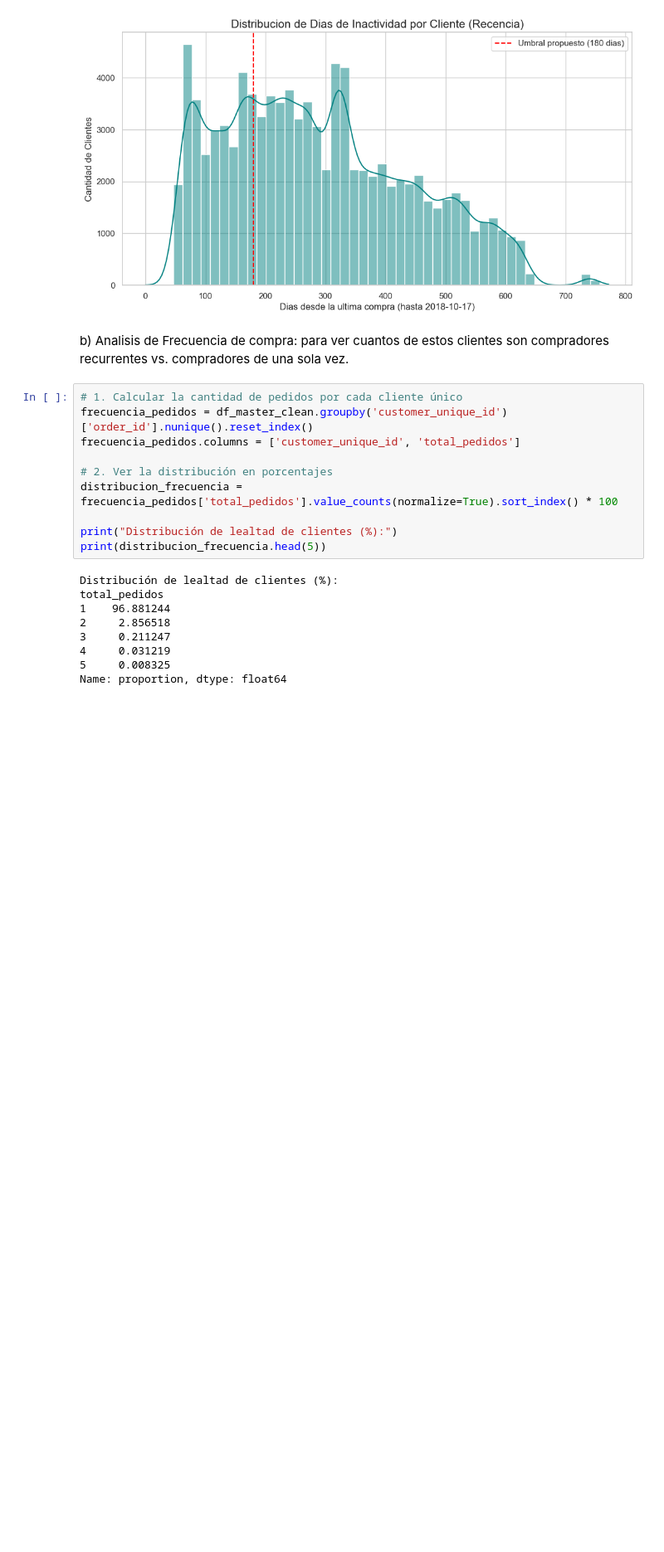
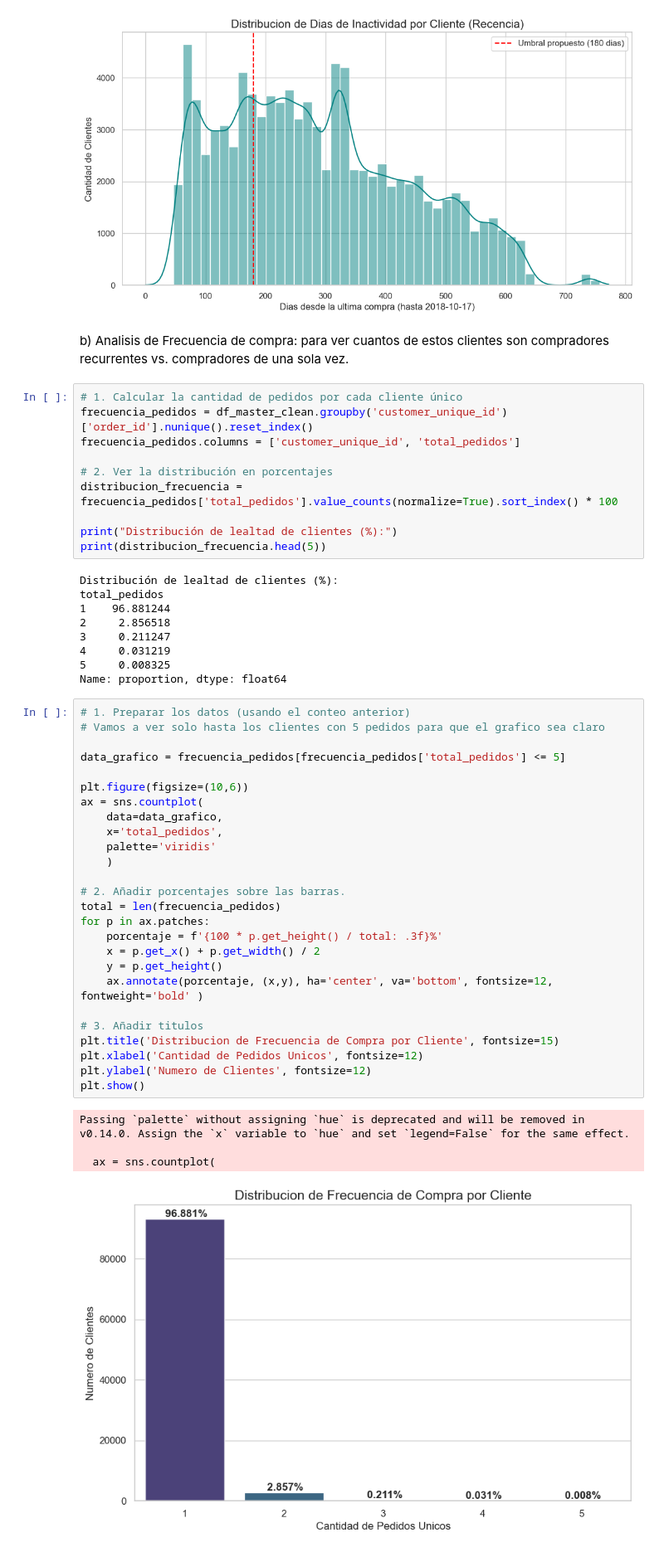
Before and after one commit to wilhayla/THE_HATCH_DATA_SCIENCE_OLIST_CHALLENGE, a Jupyter notebook: notbooks/02_feature_engineering.ipynb, the cells around one changed output. Shown at 83% size. Drawn from its saved outputs; the diff is of its cells as text; blank space fills up the shorter version.

```diff
--- a/notbooks/02_feature_engineering.ipynb
+++ b/notbooks/02_feature_engineering.ipynb
@@ -142,3 +142,34 @@ total_pedidos
 4     0.031219
 5     0.008325
 Name: proportion, dtype: float64
+# %%
+# 1. Preparar los datos (usando el conteo anterior)
+# Vamos a ver solo hasta los clientes con 5 pedidos para que el grafico sea claro
+
+data_grafico = frecuencia_pedidos[frecuencia_pedidos['total_pedidos'] <= 5]
+
+plt.figure(figsize=(10,6))
+ax = sns.countplot(
+    data=data_grafico,
+    x='total_pedidos',
+    palette='viridis'
+    )
+
+# 2. Añadir porcentajes sobre las barras.
+total = len(frecuencia_pedidos)
+for p in ax.patches:
+    porcentaje = f'{100 * p.get_height() / total: .3f}%'
+    x = p.get_x() + p.get_width() / 2
+    y = p.get_height()
+    ax.annotate(porcentaje, (x,y), ha='center', va='bottom', fontsize=12, fontweight='bold' )
+
+# 3. Añadir titulos
+plt.title('Distribucion de Frecuencia de Compra por Cliente', fontsize=15)
+plt.xlabel('Cantidad de Pedidos Unicos', fontsize=12)
+plt.ylabel('Numero de Clientes', fontsize=12)
+plt.show()
+# %% [output]
+Passing `palette` without assigning `hue` is deprecated and will be removed in v0.14.0. Assign the `x` variable to `hue` and set `legend=False` for the same effect.
+
+  ax = sns.countplot(
+[figure, added]
```
Also changed, not shown: parts of 5 cells of this notebook.
